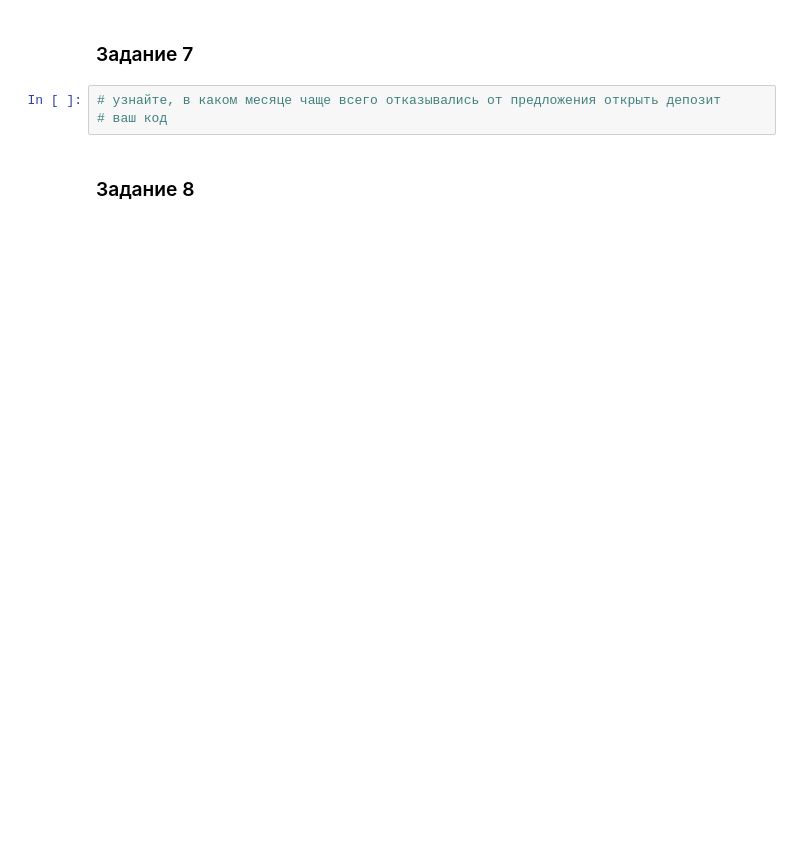
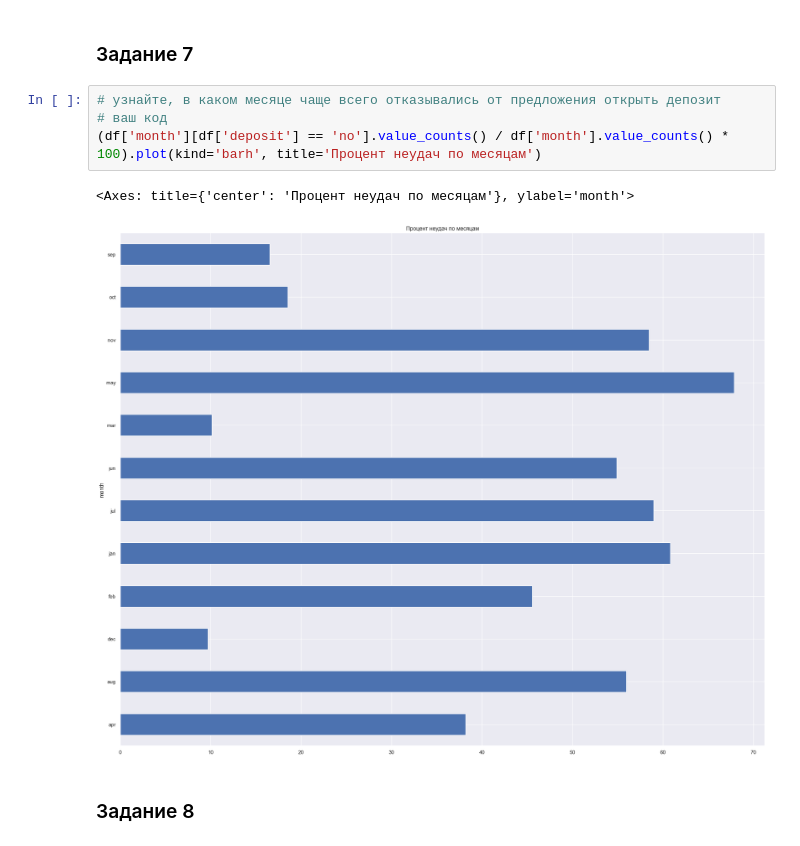
Before and after one commit to Dennniskoo/data_science, a Jupyter notebook: Project_4/Project_4_ML.ipynb, the cells around one changed output. Drawn from its saved outputs; the diff is of its cells as text; blank space fills up the shorter version.

```diff
--- a/Project_4/Project_4_ML.ipynb
+++ b/Project_4/Project_4_ML.ipynb
@@ -209,6 +248,10 @@ df[next(obj_col_generator)].value_counts().plot(kind='barh')
 # %%
 # узнайте, в каком месяце чаще всего отказывались от предложения открыть депозит
 # ваш код
+(df['month'][df['deposit'] == 'no'].value_counts() / df['month'].value_counts() * 100).plot(kind='barh', title='Процент неудач по месяцам')
+# %% [output]
+<Axes: title={'center': 'Процент неудач по месяцам'}, ylabel='month'>
+[figure, added]
 # %% [markdown]
 ### Задание 8
 # %%
```
Also changed, not shown: parts of 54 cells of this notebook.
